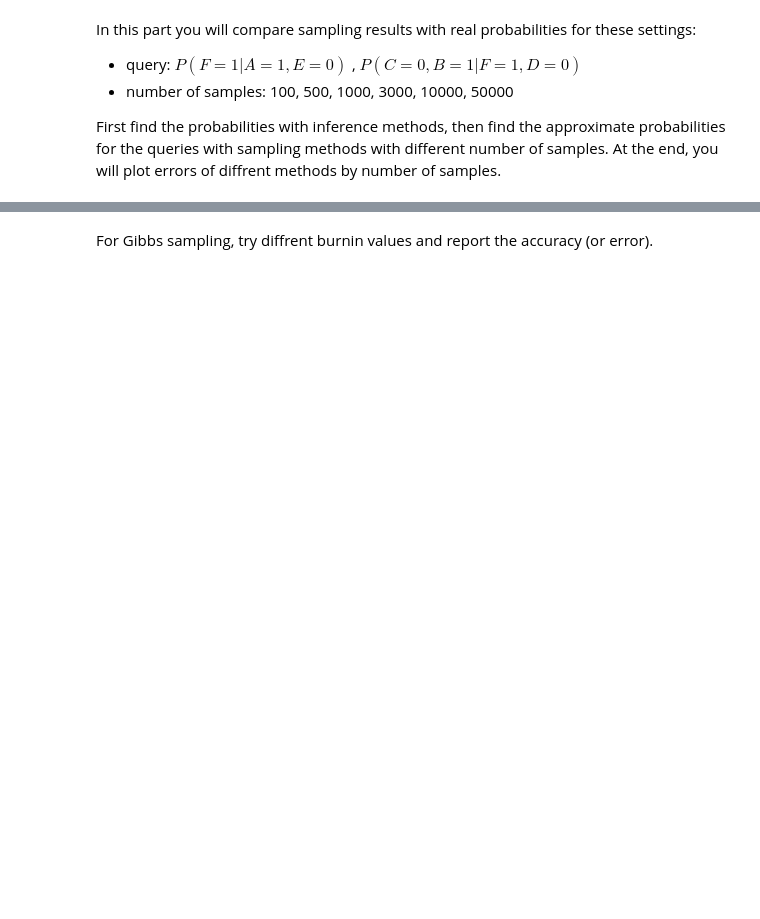
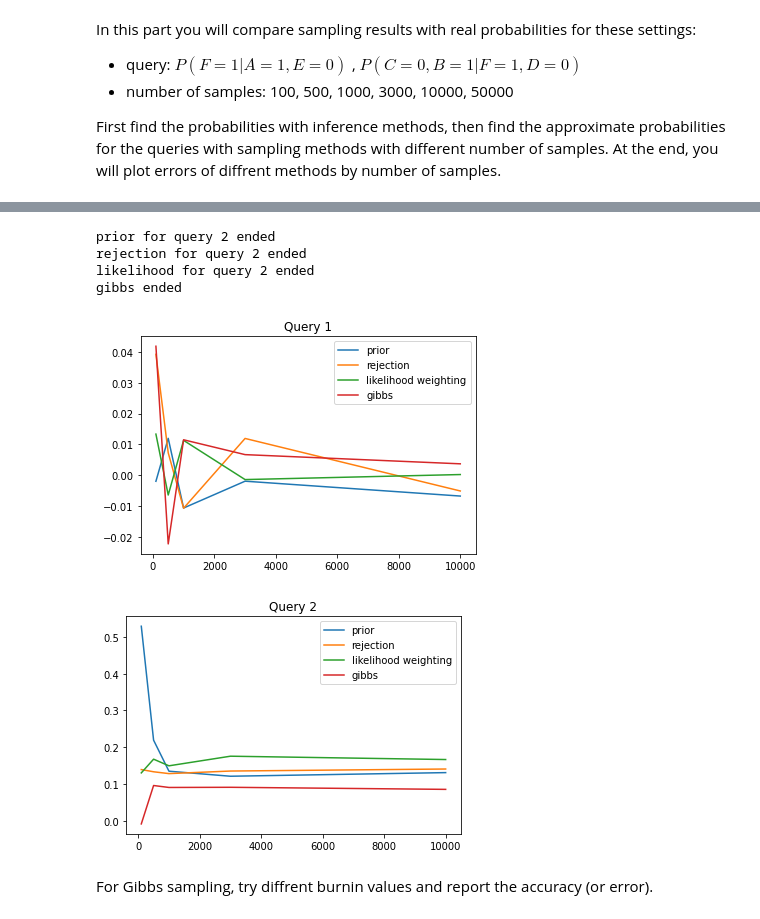
Before and after one commit to AlirezaEiji191379/MPQ3, a Jupyter notebook: questions.ipynb, the cells around one changed output, grey strips where cells are left out. Cells and saved outputs as stored; diff of their text form; code cells hidden in the pictures; blank space fills up the shorter version.

```diff
--- a/questions.ipynb
+++ b/questions.ipynb
@@ -710,43 +714,53 @@ P(c=0,b=1|f=1,d=0): 0.3582736529192624
 # %%
-priorErrorsQ2(network.sampling([('c',0),('b',1)],[('f',1),('d',0)],'prior',100) - realP0)
-priorErrorsQ2(network.sampling([('c',0),('b',1)],[('f',1),('d',0)],'prior',500) - realP0)
-priorErrorsQ2(network.sampling([('c',0),('b',1)],[('f',1),('d',0)],'prior',1000) - realP0)
-priorErrorsQ2(network.sampling([('c',0),('b',1)],[('f',1),('d',0)],'prior',3000) - realP0)
-priorErrorsQ2(network.sampling([('c',0),('b',1)],[('f',1),('d',0)],'prior',10000) - realP0)
-print("prior for query 1 ended")
-rejectErrorsQ2(network.sampling([('c',0),('b',1)],[('f',1),('d',0)],'rejection',100) - realP0)
-rejectErrorsQ2(network.sampling([('c',0),('b',1)],[('f',1),('d',0)],'rejection',500) - realP0)
-rejectErrorsQ2(network.sampling([('c',0),('b',1)],[('f',1),('d',0)],'rejection',1000) - realP0)
-rejectErrorsQ2(network.sampling([('c',0),('b',1)],[('f',1),('d',0)],'rejection',3000) - realP0)
-rejectErrorsQ2(network.sampling([('c',0),('b',1)],[('f',1),('d',0)],'rejection',10000) - realP0)
-print("rejection for query1 ended")
-likelihoodErrorsQ2(network.sampling([('c',0),('b',1)],[('f',1),('d',0)],'likelihood',100) - realP0)
-likelihoodErrorsQ2(network.sampling([('c',0),('b',1)],[('f',1),('d',0)],'likelihood',500) - realP0)
-likelihoodErrorsQ2(network.sampling([('c',0),('b',1)],[('f',1),('d',0)],'likelihood',1000) - realP0)
-likelihoodErrorsQ2(network.sampling([('c',0),('b',1)],[('f',1),('d',0)],'likelihood',3000) - realP0)
-likelihoodErrorsQ2(network.sampling([('c',0),('b',1)],[('f',1),('d',0)],'likelihood',10000) - realP0)
-print("likelihood for query1 ended")
-gibbsErrorsQ2(network.sampling([('c',0),('b',1)],[('f',1),('d',0)],'gibbs',100) - realP0)
-gibbsErrorsQ2(network.sampling([('c',0),('b',1)],[('f',1),('d',0)],'gibbs',500) - realP0)
-gibbsErrorsQ2(network.sampling([('c',0),('b',1)],[('f',1),('d',0)],'gibbs',1000) - realP0)
-gibbsErrorsQ2(network.sampling([('c',0),('b',1)],[('f',1),('d',0)],'gibbs',3000) - realP0)
-gibbsErrorsQ2(network.sampling([('c',0),('b',1)],[('f',1),('d',0)],'gibbs',10000) - realP0)
+priorErrorsQ2.append(network.sampling([('c',0),('b',1)],[('f',1),('d',0)],'prior',100) - realP0)
+priorErrorsQ2.append(network.sampling([('c',0),('b',1)],[('f',1),('d',0)],'prior',500) - realP0)
+priorErrorsQ2.append(network.sampling([('c',0),('b',1)],[('f',1),('d',0)],'prior',1000) - realP0)
+priorErrorsQ2.append(network.sampling([('c',0),('b',1)],[('f',1),('d',0)],'prior',3000) - realP0)
+priorErrorsQ2.append(network.sampling([('c',0),('b',1)],[('f',1),('d',0)],'prior',10000) - realP0)
+print("prior for query 2 ended")
+rejectErrorsQ2.append(network.sampling([('c',0),('b',1)],[('f',1),('d',0)],'rejection',100) - realP0)
+rejectErrorsQ2.append(network.sampling([('c',0),('b',1)],[('f',1),('d',0)],'rejection',500) - realP0)
+rejectErrorsQ2.append(network.sampling([('c',0),('b',1)],[('f',1),('d',0)],'rejection',1000) - realP0)
+rejectErrorsQ2.append(network.sampling([('c',0),('b',1)],[('f',1),('d',0)],'rejection',3000) - realP0)
+rejectErrorsQ2.append(network.sampling([('c',0),('b',1)],[('f',1),('d',0)],'rejection',10000) - realP0)
+print("rejection for query 2 ended")
+likelihoodErrorsQ2.append(network.sampling([('c',0),('b',1)],[('f',1),('d',0)],'likelihood',100) - realP0)
+likelihoodErrorsQ2.append(network.sampling([('c',0),('b',1)],[('f',1),('d',0)],'likelihood',500) - realP0)
+likelihoodErrorsQ2.append(network.sampling([('c',0),('b',1)],[('f',1),('d',0)],'likelihood',1000) - realP0)
+likelihoodErrorsQ2.append(network.sampling([('c',0),('b',1)],[('f',1),('d',0)],'likelihood',3000) - realP0)
+likelihoodErrorsQ2.append(network.sampling([('c',0),('b',1)],[('f',1),('d',0)],'likelihood',10000) - realP0)
+print("likelihood for query 2 ended")
+gibbsErrorsQ2.append(network.sampling([('c',0),('b',1)],[('f',1),('d',0)],'gibbs',100) - realP0)
+gibbsErrorsQ2.append(network.sampling([('c',0),('b',1)],[('f',1),('d',0)],'gibbs',500) - realP0)
+gibbsErrorsQ2.append(network.sampling([('c',0),('b',1)],[('f',1),('d',0)],'gibbs',1000) - realP0)
+gibbsErrorsQ2.append(network.sampling([('c',0),('b',1)],[('f',1),('d',0)],'gibbs',3000) - realP0)
+gibbsErrorsQ2.append(network.sampling([('c',0),('b',1)],[('f',1),('d',0)],'gibbs',10000) - realP0)
 print("gibbs ended")
+# %% [output]
+prior for query 2 ended
+rejection for query 2 ended
+likelihood for query 2 ended
+gibbs ended
 # %%
 # extra space
 plt.title('Query 1')
-plt.plot(x,priorErrorsQ1,label='prior')
-plt.plot(x,rejectErrorsQ1,label='rejection')
-plt.plot(x,likelihoodErrorsQ1,label='likelihood')
-plt.plot(x,gibbsErrorsQ1,label= 'gibbs')
+plt.plot(x,priorErrorsQ1)
+plt.plot(x,rejectErrorsQ1)
+plt.plot(x,likelihoodErrorsQ1)
+plt.plot(x,gibbsErrorsQ1)
+plt.legend(["prior", "rejection" , "likelihood weighting",'gibbs'], loc ="upper right")
 plt.show()
 ###########################
 plt.title('Query 2')
-plt.plot(x,priorErrorsQ2,label='prior')
-plt.plot(x,rejectErrorsQ2,label='rejection')
-plt.plot(x,likelihoodErrorsQ2,label='likelihood')
-plt.plot(x,gibbsErrorsQ2,label= 'gibbs')
+plt.plot(x,priorErrorsQ2)
+plt.plot(x,rejectErrorsQ2)
+plt.plot(x,likelihoodErrorsQ2)
+plt.plot(x,gibbsErrorsQ2)
+plt.legend(["prior", "rejection" , "likelihood weighting",'gibbs'], loc ="upper right")
 plt.show()
+# %% [output]
+[figure, added]
+[figure, added]
 # %% [markdown]
 For Gibbs sampling, try diffrent burnin values and report the accuracy (or error).
 # %%
```
Also changed, not shown: parts of 7 cells of this notebook.
